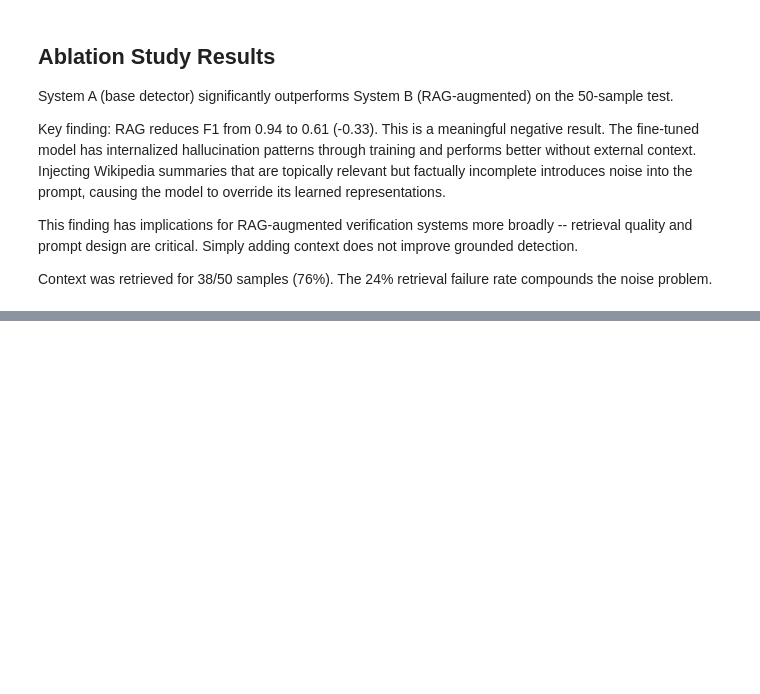
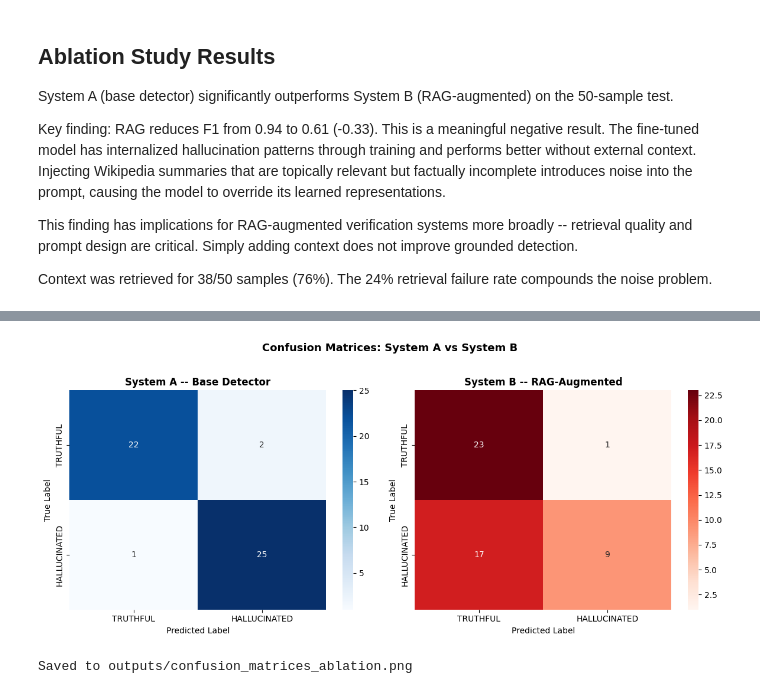
Before and after one commit to tamimmirza/llm-lie-detector, a Jupyter notebook: notebooks/07_rag_augmented_detection.ipynb, the cells around one changed output, grey strips where cells are left out. Saved outputs shown, nothing was run; the diff lists cells and outputs as text; code cells hidden in the pictures; blank space fills up the shorter version.

```diff
--- a/notebooks/07_rag_augmented_detection.ipynb
+++ b/notebooks/07_rag_augmented_detection.ipynb
@@ -445,0 +496,35 @@ failure rate compounds the noise problem.
+# %%
+from sklearn.metrics import confusion_matrix
+import seaborn as sns
+
+fig, axes = plt.subplots(1, 2, figsize=(12, 5))
+
+# System A confusion matrix
+cm_a = confusion_matrix(true_labels, preds_a)
+sns.heatmap(cm_a, annot=True, fmt='d', cmap='Blues',
+            xticklabels=['TRUTHFUL', 'HALLUCINATED'],
+            yticklabels=['TRUTHFUL', 'HALLUCINATED'],
+            ax=axes[0])
+axes[0].set_title('System A -- Base Detector', fontweight='bold')
+axes[0].set_ylabel('True Label')
+axes[0].set_xlabel('Predicted Label')
+
+# System B confusion matrix
+cm_b = confusion_matrix(true_labels, preds_b)
+sns.heatmap(cm_b, annot=True, fmt='d', cmap='Reds',
+            xticklabels=['TRUTHFUL', 'HALLUCINATED'],
+            yticklabels=['TRUTHFUL', 'HALLUCINATED'],
+            ax=axes[1])
+axes[1].set_title('System B -- RAG-Augmented', fontweight='bold')
+axes[1].set_ylabel('True Label')
+axes[1].set_xlabel('Predicted Label')
+
+plt.suptitle('Confusion Matrices: System A vs System B',
+             fontsize=13, fontweight='bold', y=1.02)
+plt.tight_layout()
+plt.savefig('../outputs/confusion_matrices_ablation.png', dpi=150, bbox_inches='tight')
+plt.show()
+print("Saved to outputs/confusion_matrices_ablation.png")
+# %% [output]
+[figure, added]
+Saved to outputs/confusion_matrices_ablation.png
```
Also changed, not shown: parts of 1 cell of this notebook, 2 other files.
